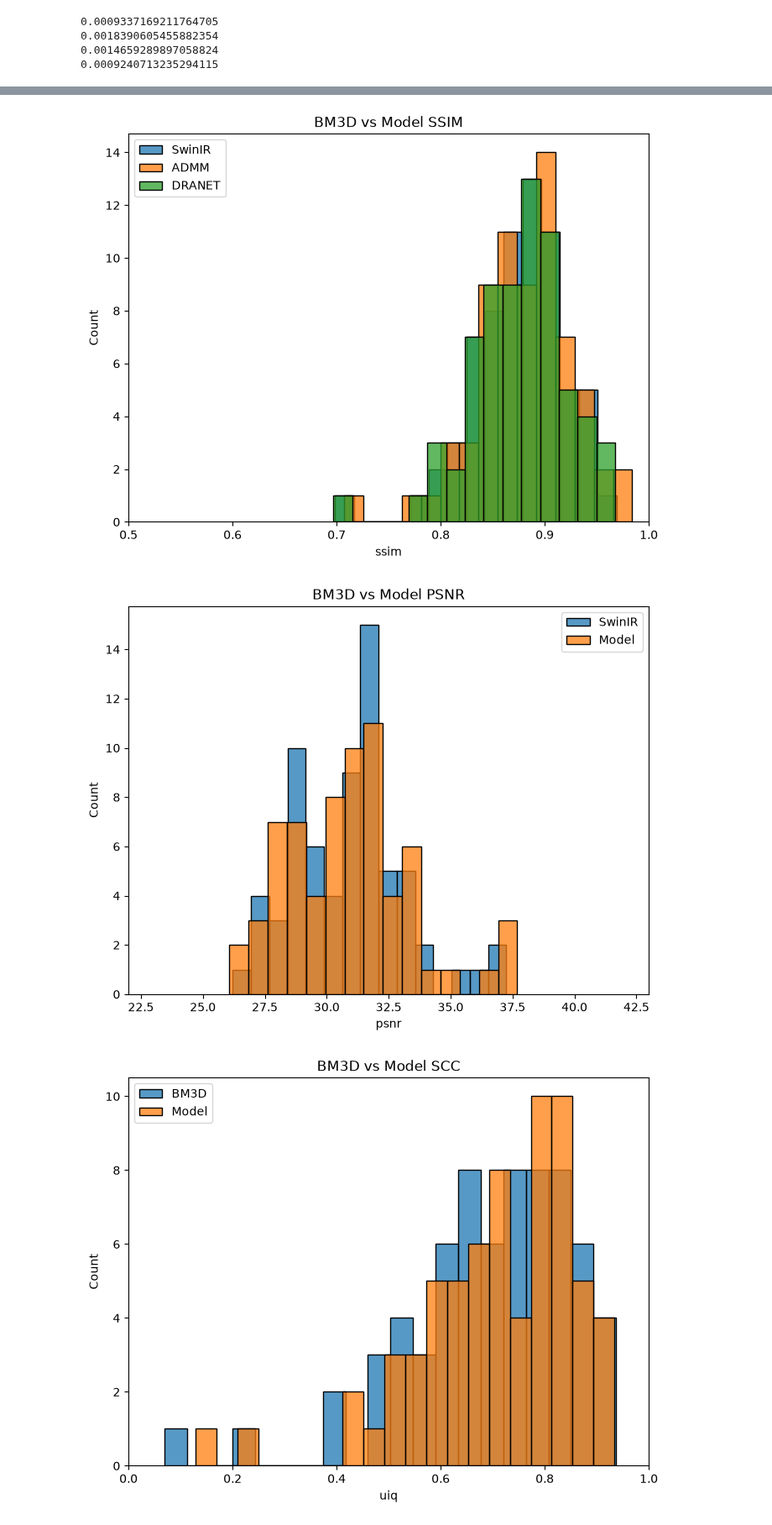
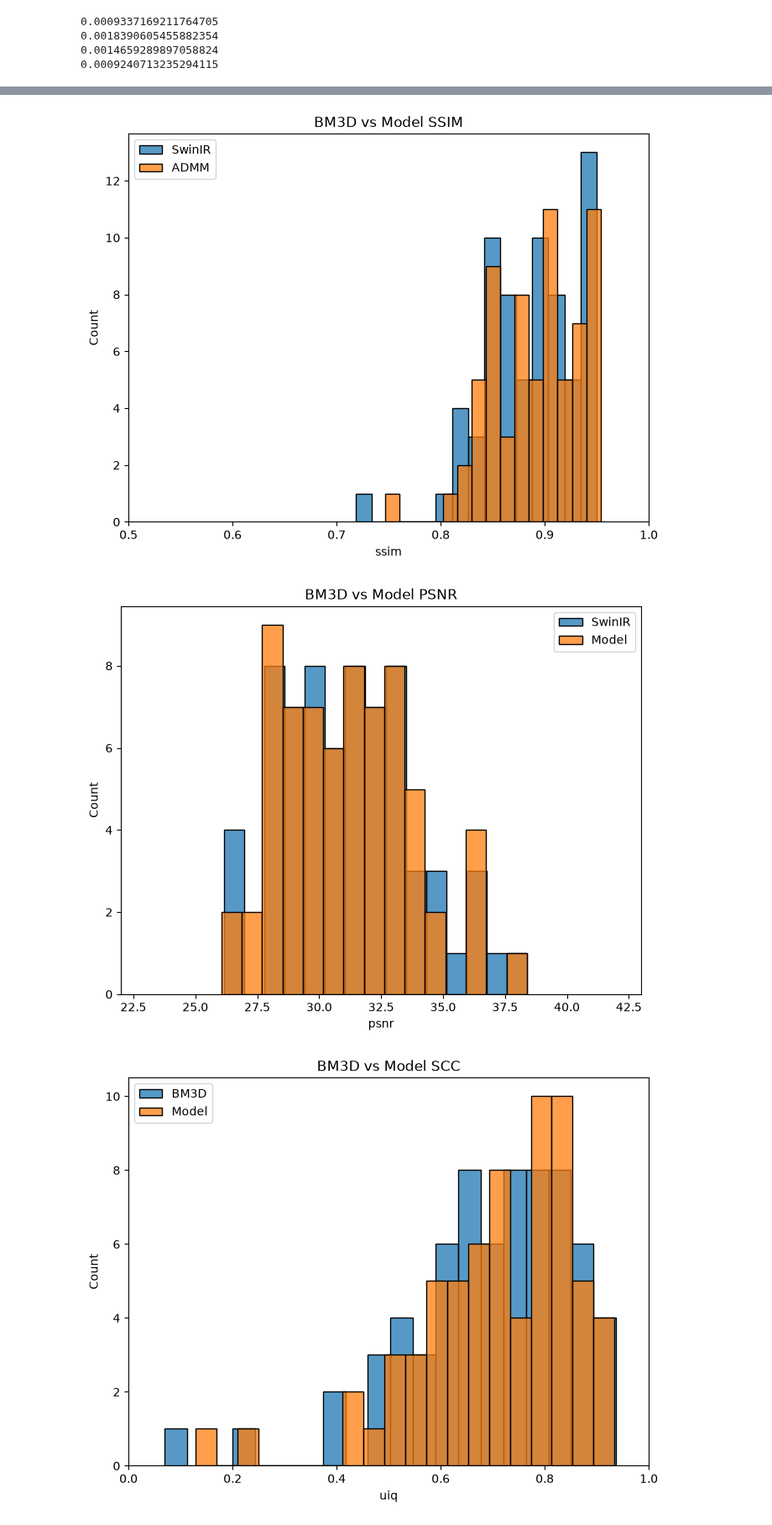
Before and after one commit to georgegrosu1/torch-admm-deconv, a Jupyter notebook: notebooks/eval_algs.ipynb, the cells around one changed output, grey strips where cells are left out. Shown at 84% size. Saved outputs shown, nothing was run; the diff lists cells and outputs as text; code cells hidden in the pictures.

```diff
--- a/notebooks/eval_algs.ipynb
+++ b/notebooks/eval_algs.ipynb
@@ -228,7 +228,7 @@ min_std, max_std = 25, 26
 # %%
 xp = Path(r'D:\\Projects\\datasets\\denoising_test_sets\\CBSD68')
 yp = xp
-res_path = yp.parent / 'admm_swinir_nafnet_restormer_bm3d_15std_128'
+res_path = yp.parent / 'admm_swinir_nafnet_dranet_restormer_bm3d_15std_128'
 # %%
 res_path.mkdir(exist_ok=True)
 imd = ImageDataset(xp, yp, transforms=[RandCrop(im_shape), Scale(), AddAWGN(std_range=(min_std, max_std), both=False)])
@@ -312,25 +340,25 @@ print(swinir_df.uiq.mean())
 # %%
 plt.figure(figsize=(8, 6))
-sns.histplot(swinir_df.ssim, bins=15, label='SwinIR')
+sns.histplot(nafnet_df.ssim, bins=15, label='SwinIR')
 sns.histplot(model_df.ssim, bins=15, label='ADMM')
 # sns.histplot(bm3d_df.ssim, bins=15, label='BM3D')
-sns.histplot(dranet_df.ssim, bins=15, label='DRANET')
+# sns.histplot(dranet_df.ssim, bins=15, label='DRANET')
 plt.xlim(0.5, 1)
 plt.title('BM3D vs Model SSIM')
 plt.legend()
 plt.show()
 # %% [output]
-[figure, old version]
+[figure, new version]
 # %%
 plt.figure(figsize=(8, 6))
-sns.histplot(swinir_df.psnr, bins=15, label='SwinIR')
+sns.histplot(nafnet_df.psnr, bins=15, label='SwinIR')
 sns.histplot(model_df.psnr, bins=15, label='Model')
 plt.xlim(22, 43)
 plt.title('BM3D vs Model PSNR')
 plt.legend()
 plt.show()
 # %% [output]
-[figure, old version]
+[figure, new version]
 # %%
 plt.figure(figsize=(8, 6))
 sns.histplot(swinir_df.uiq, bins=20, label='BM3D')
```
Also changed, not shown: parts of 8 cells of this notebook, 4 other files.
